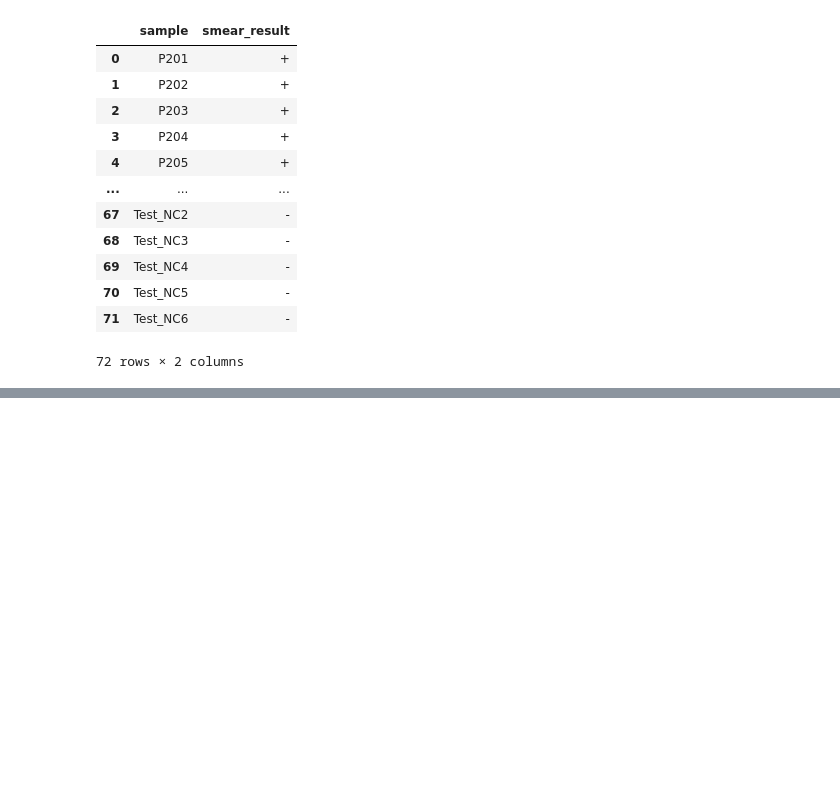
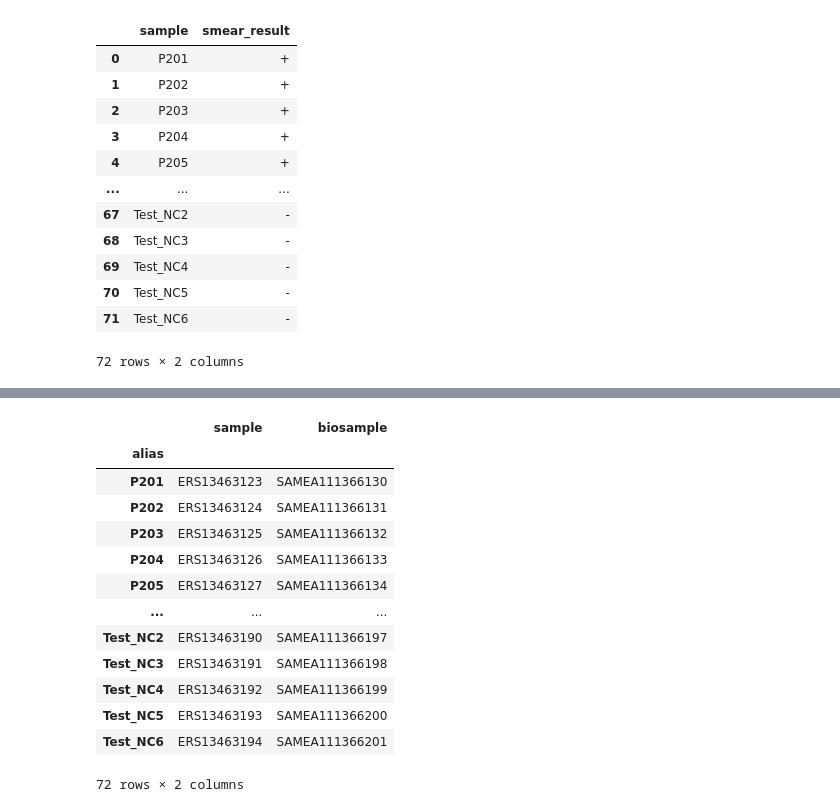
Before and after one commit to iqbal-lab-org/tb-sputum-project, a Jupyter notebook: docs/data_cleaning.ipynb, the cells around one changed output, grey strips where cells are left out. Drawn from its saved outputs; the diff is of its cells as text; code cells hidden in the pictures; blank space fills up the shorter version.

```diff
--- a/docs/data_cleaning.ipynb
+++ b/docs/data_cleaning.ipynb
@@ -762,0 +786,17 @@ smear_df.to_csv("smear_results.csv", index=False)
+# %%
+sampledf
+# %% [output]
+|  | sample | biosample |
+| alias |  |  |
+| P201 | ERS13463123 | SAMEA111366130 |
+| P202 | ERS13463124 | SAMEA111366131 |
+| P203 | ERS13463125 | SAMEA111366132 |
+| P204 | ERS13463126 | SAMEA111366133 |
+| P205 | ERS13463127 | SAMEA111366134 |
+| ... | ... | ... |
+| Test_NC2 | ERS13463190 | SAMEA111366197 |
+| Test_NC3 | ERS13463191 | SAMEA111366198 |
+| Test_NC4 | ERS13463192 | SAMEA111366199 |
+| Test_NC5 | ERS13463193 | SAMEA111366200 |
+| Test_NC6 | ERS13463194 | SAMEA111366201 |
+72 rows × 2 columns
```
Also changed, not shown: parts of 9 cells of this notebook, 1 other file.
